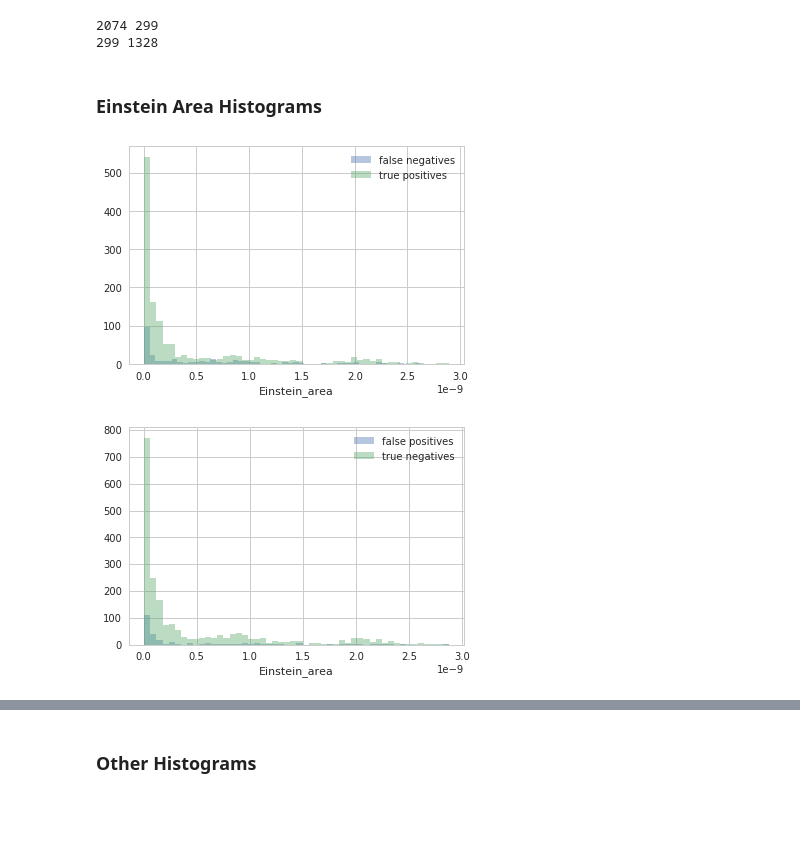
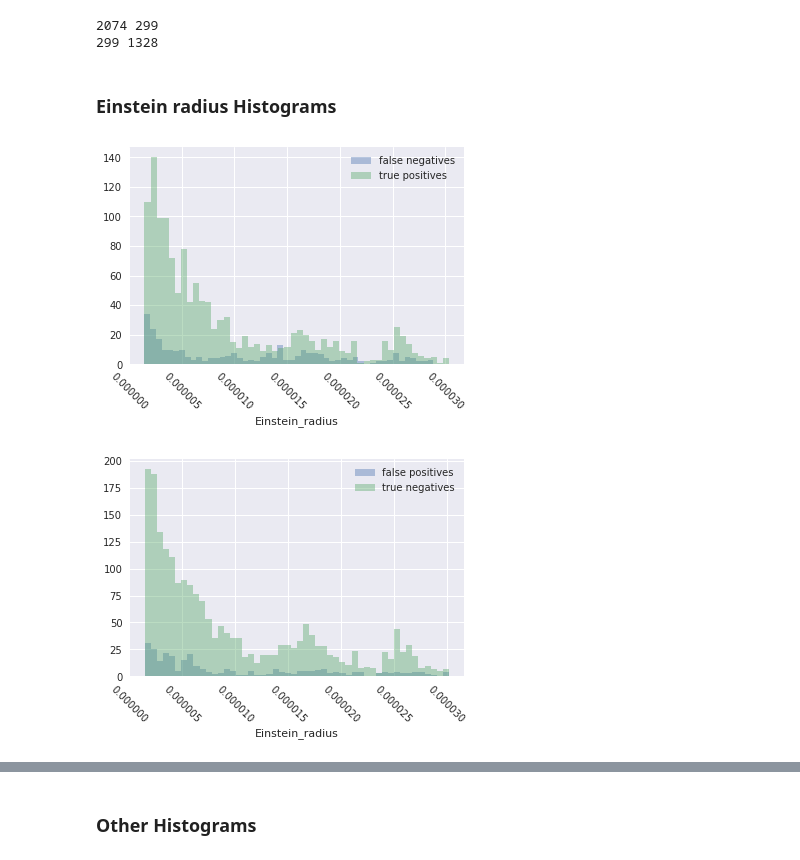
Before and after one commit to agoila/strong-lenses, a Jupyter notebook: Parameter Study.ipynb, the cells around one changed output, grey strips where cells are left out. Cells and saved outputs as stored; diff of their text form; code cells hidden in the pictures; blank space fills up the shorter version.

Commit message:
added more plots

```diff
--- a/Parameter Study.ipynb
+++ b/Parameter Study.ipynb
@@ -130,7 +132,7 @@ csv_test.head()
 | 3 | 116003 | 1 | 1 | 7.060000e-12 | 120 | 227.222 |
 | 4 | 116004 | 1 | 1 | 1.890000e-09 | 104 | 278.564 |
 # %%
-Einstein_radius = np.sqrt(csv_test.Einstein_area / (2 * np.pi))
+Einstein_radius = np.sqrt(csv_test.Einstein_area / (np.pi))
 # %%
 csv_test['Einstein_radius'] = Einstein_radius
 # %%
@@ -175,16 +177,18 @@ print(len(fn), len(tp))
 2074 299
 299 1328
 # %% [markdown]
-### Einstein Area Histograms
+### Einstein radius Histograms
 # %%
-sns.distplot(fn.Einstein_area, kde=False, bins=50)
-sns.distplot(tp.Einstein_area, kde=False, bins=50)
-plt.legend(['false negatives', 'true positives']);
+sns.distplot(fn.Einstein_radius, kde=False, bins=50)
+sns.distplot(tp.Einstein_radius, kde=False, bins=50)
+plt.legend(['false negatives', 'true positives'])
+plt.xticks(rotation=-45);
 # %% [output]
-[figure, old version]
+[figure, new version]
 # %%
-sns.distplot(fp.Einstein_area, kde=False, bins=50)
-sns.distplot(tn.Einstein_area, kde=False, bins=50)
-plt.legend(['false positives', 'true negatives']);
+sns.distplot(fp.Einstein_radius, kde=False, bins=50)
+sns.distplot(tn.Einstein_radius, kde=False, bins=50)
+plt.legend(['false positives', 'true negatives'])
+plt.xticks(rotation=-45);
 # %% [output]
-[figure, old version]
+[figure, new version]
```
Also changed, not shown: parts of 22 cells of this notebook.
